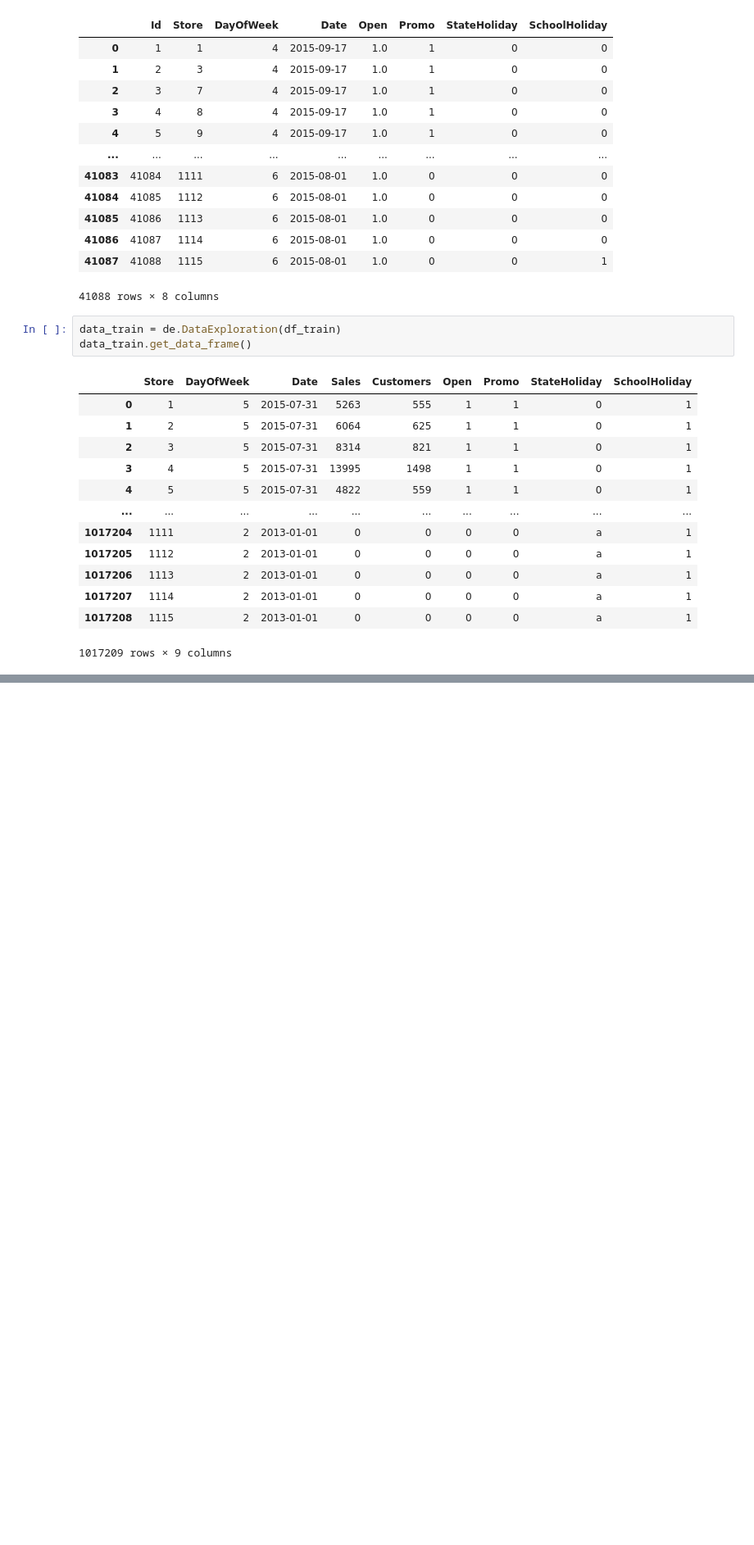
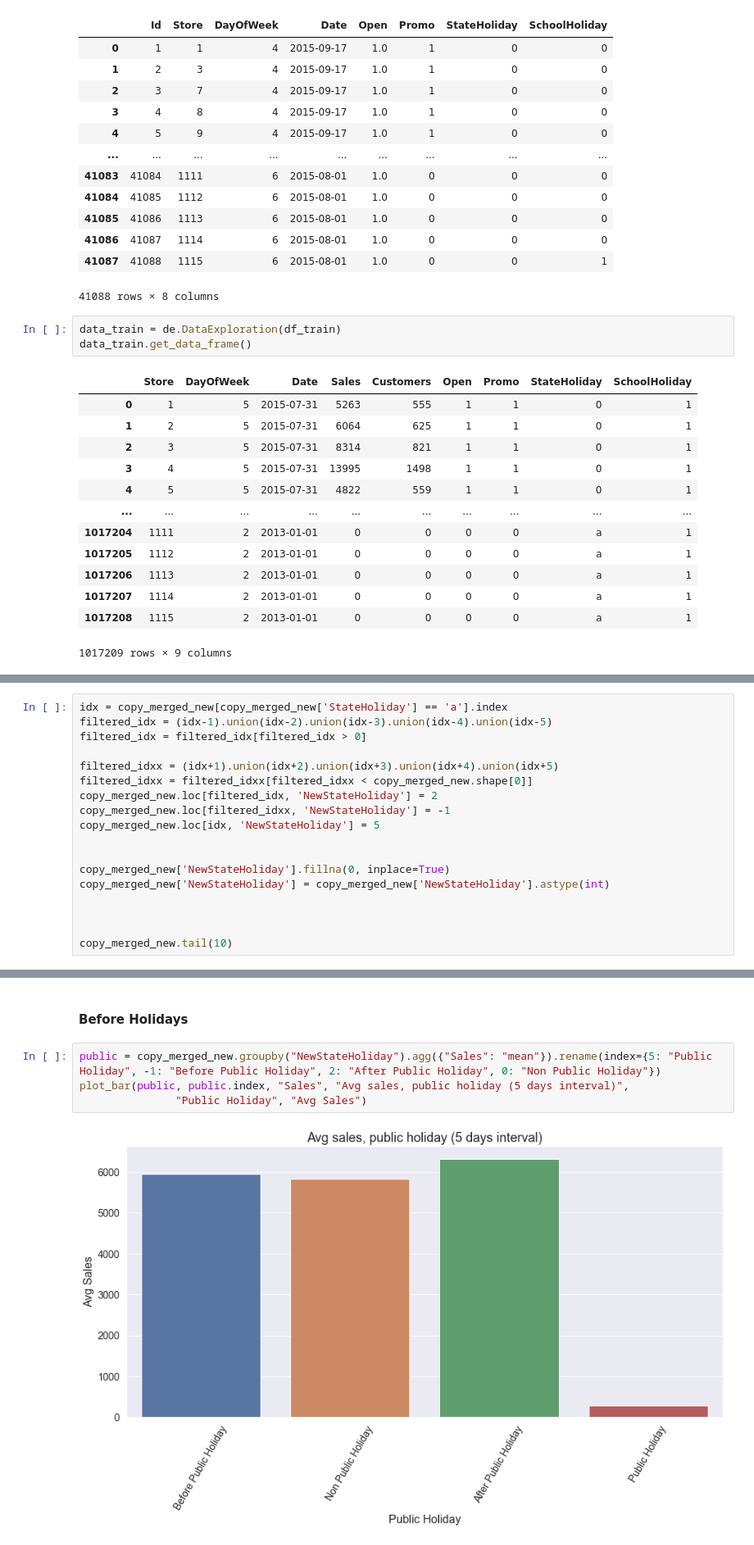
Before and after one commit to Yonas-T/time_series_forcasting, a Jupyter notebook: notebooks/data_exploration.ipynb, the cells around one changed output, grey strips where cells are left out. Shown at 82% size. Saved outputs shown, nothing was run; the diff lists cells and outputs as text; blank space fills up the shorter version.

```diff
--- a/notebooks/data_exploration.ipynb
+++ b/notebooks/data_exploration.ipynb
@@ -108,0 +213,18 @@ get_data_frame_from_dvc('data/rossmann-store-sales/train.csv')
+# %%
+idx = copy_merged_new[copy_merged_new['StateHoliday'] == 'a'].index
+filtered_idx = (idx-1).union(idx-2).union(idx-3).union(idx-4).union(idx-5)
+filtered_idx = filtered_idx[filtered_idx > 0]
+
+filtered_idxx = (idx+1).union(idx+2).union(idx+3).union(idx+4).union(idx+5)
+filtered_idxx = filtered_idxx[filtered_idxx < copy_merged_new.shape[0]]
+copy_merged_new.loc[filtered_idx, 'NewStateHoliday'] = 2
+copy_merged_new.loc[filtered_idxx, 'NewStateHoliday'] = -1
+copy_merged_new.loc[idx, 'NewStateHoliday'] = 5
+
+
+copy_merged_new['NewStateHoliday'].fillna(0, inplace=True)
+copy_merged_new['NewStateHoliday'] = copy_merged_new['NewStateHoliday'].astype(int)
+
+
+
+copy_merged_new.tail(10)
@@ -108,0 +243,8 @@ get_data_frame_from_dvc('data/rossmann-store-sales/train.csv')
+# %% [markdown]
+#### Before Holidays
+# %%
+public = copy_merged_new.groupby("NewStateHoliday").agg({"Sales": "mean"}).rename(index={5: "Public Holiday", -1: "Before Public Holiday", 2: "After Public Holiday", 0: "Non Public Holiday"})
+plot_bar(public, public.index, "Sales", "Avg sales, public holiday (5 days interval)",
+               "Public Holiday", "Avg Sales")
+# %% [output]
+[figure, added]
```
Also changed, not shown: parts of 59 cells of this notebook, 4 other files.
